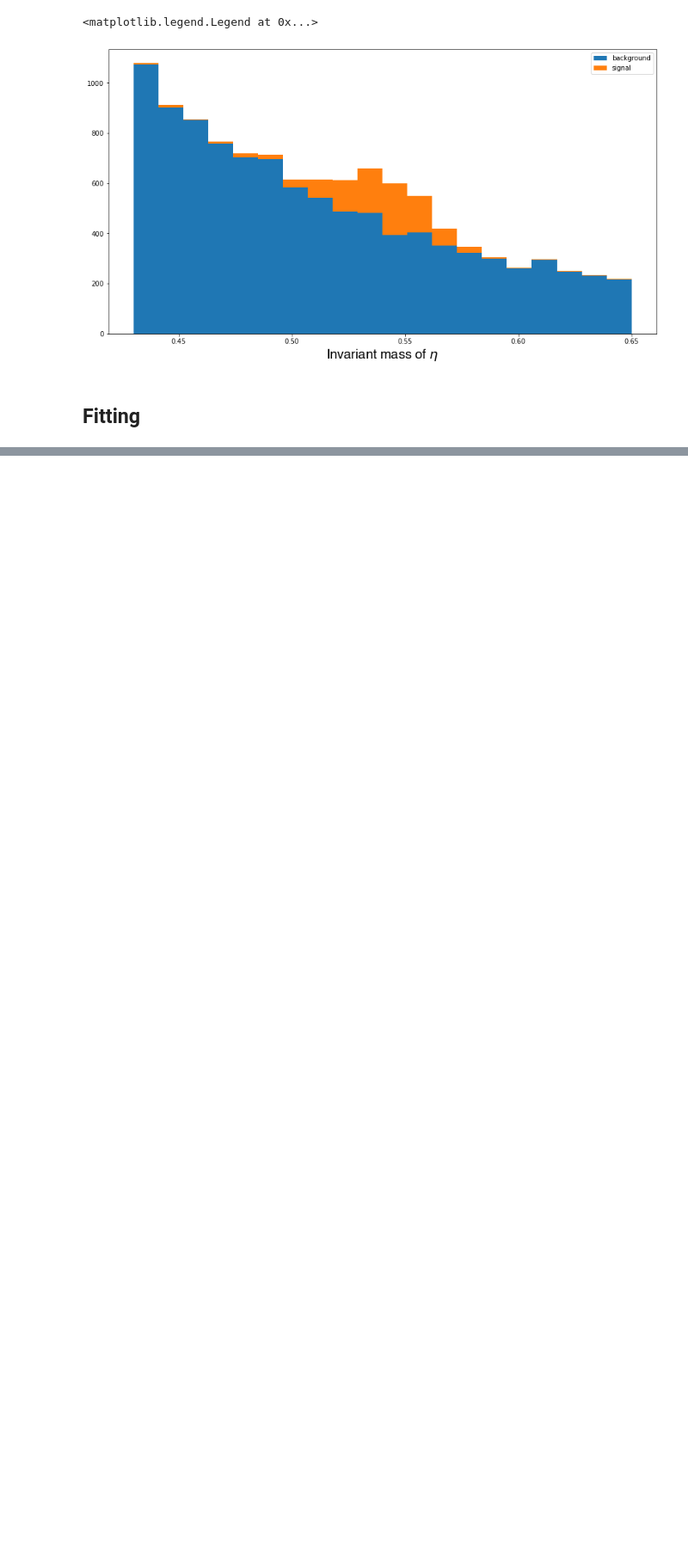
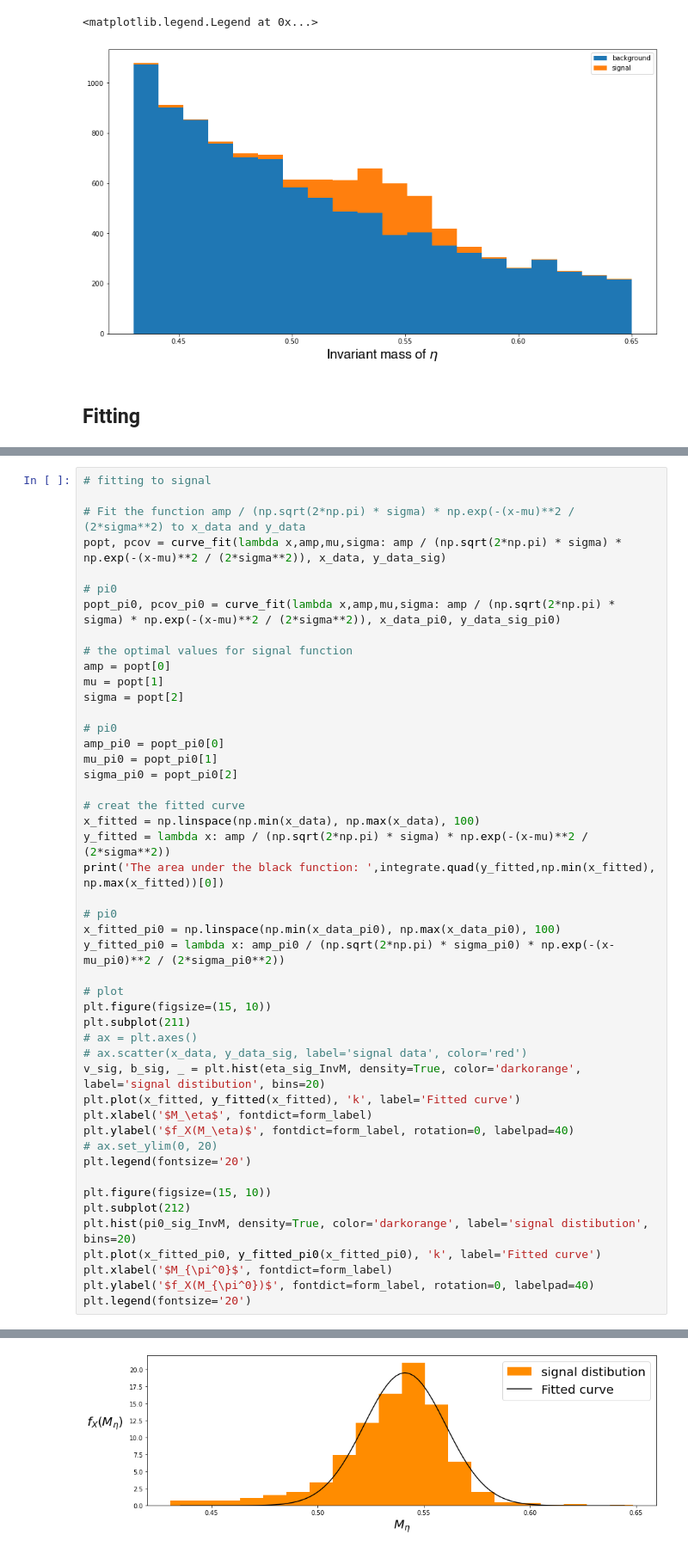
Before and after one commit to SaharGholipour/Sahar_MSc, a Jupyter notebook: mysignal_comparison.ipynb, the cells around one changed output, grey strips where cells are left out. Shown at 86% size. Drawn from its saved outputs; the diff is of its cells as text; blank space fills up the shorter version.

```diff
--- a/mysignal_comparison.ipynb
+++ b/mysignal_comparison.ipynb
@@ -795,0 +1010,48 @@ Text(0.5, 1.0, '$\\mathrm{Histogram\\ of\\ IQ:}\\ \\mu=0.535,\\ \\sigma=0.001$')
+# %%
+# fitting to signal
+
+# Fit the function amp / (np.sqrt(2*np.pi) * sigma) * np.exp(-(x-mu)**2 / (2*sigma**2) to x_data and y_data
+popt, pcov = curve_fit(lambda x,amp,mu,sigma: amp / (np.sqrt(2*np.pi) * sigma) * np.exp(-(x-mu)**2 / (2*sigma**2)), x_data, y_data_sig)
+
+# pi0
+popt_pi0, pcov_pi0 = curve_fit(lambda x,amp,mu,sigma: amp / (np.sqrt(2*np.pi) * sigma) * np.exp(-(x-mu)**2 / (2*sigma**2)), x_data_pi0, y_data_sig_pi0)
+
+# the optimal values for signal function
+amp = popt[0]
+mu = popt[1]
+sigma = popt[2]
+
+# pi0
+amp_pi0 = popt_pi0[0]
+mu_pi0 = popt_pi0[1]
+sigma_pi0 = popt_pi0[2]
+
+# creat the fitted curve
+x_fitted = np.linspace(np.min(x_data), np.max(x_data), 100)
+y_fitted = lambda x: amp / (np.sqrt(2*np.pi) * sigma) * np.exp(-(x-mu)**2 / (2*sigma**2))
+print('The area under the black function: ',integrate.quad(y_fitted,np.min(x_fitted), np.max(x_fitted))[0])
+
+# pi0
+x_fitted_pi0 = np.linspace(np.min(x_data_pi0), np.max(x_data_pi0), 100)
+y_fitted_pi0 = lambda x: amp_pi0 / (np.sqrt(2*np.pi) * sigma_pi0) * np.exp(-(x-mu_pi0)**2 / (2*sigma_pi0**2))
+
+# plot
+plt.figure(figsize=(15, 10))
+plt.subplot(211)
+# ax = plt.axes()
+# ax.scatter(x_data, y_data_sig, label='signal data', color='red')
+v_sig, b_sig, _ = plt.hist(eta_sig_InvM, density=True, color='darkorange', label='signal distibution', bins=20)
+plt.plot(x_fitted, y_fitted(x_fitted), 'k', label='Fitted curve')
+plt.xlabel('$M_\eta$', fontdict=form_label)
+plt.ylabel('$f_X(M_\eta)$', fontdict=form_label, rotation=0, labelpad=40)
+# ax.set_ylim(0, 20)
+plt.legend(fontsize='20')
+
+plt.figure(figsize=(15, 10))
+plt.subplot(212)
+plt.hist(pi0_sig_InvM, density=True, color='darkorange', label='signal distibution', bins=20)
+plt.plot(x_fitted_pi0, y_fitted_pi0(x_fitted_pi0), 'k', label='Fitted curve')
+plt.xlabel('$M_{\pi^0}$', fontdict=form_label)
+plt.ylabel('$f_X(M_{\pi^0})$', fontdict=form_label, rotation=0, labelpad=40)
+plt.legend(fontsize='20')
+# %% [output]
@@ -795,0 +1060 @@ Text(0.5, 1.0, '$\\mathrm{Histogram\\ of\\ IQ:}\\ \\mu=0.535,\\ \\sigma=0.001$')
+[figure, added]
```
Also changed, not shown: parts of 31 cells of this notebook.
